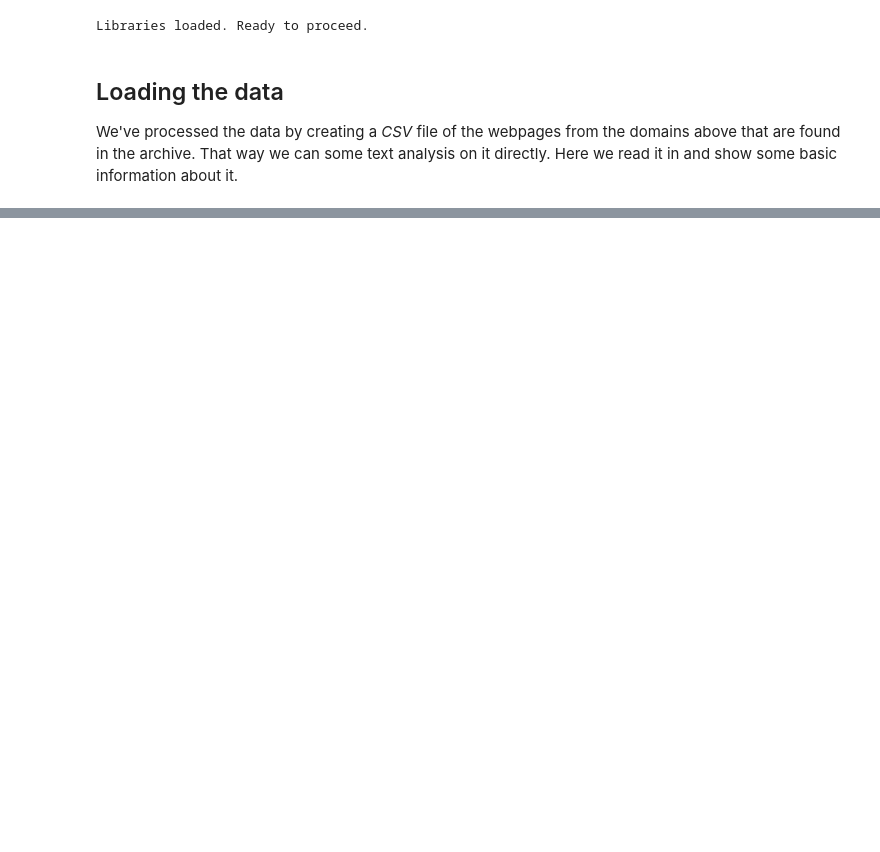
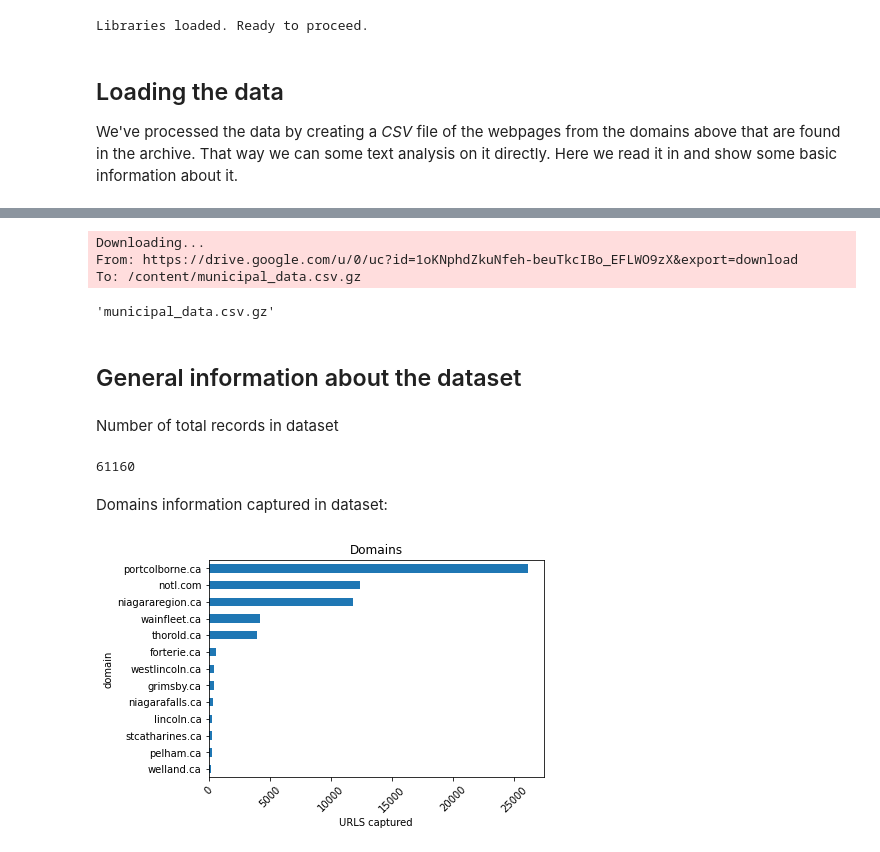
Before and after one commit to BrockDSL/Analyzing_Web_Archives, a Jupyter notebook: Analyzing_Archives_Notebook.ipynb, the cells around one changed output, grey strips where cells are left out. Cells and saved outputs as stored; diff of their text form; code cells hidden in the pictures; blank space fills up the shorter version.

```diff
--- a/Analyzing_Archives_Notebook.ipynb
+++ b/Analyzing_Archives_Notebook.ipynb
@@ -48,0 +46,37 @@ ParserError: ignored
+# %%
+#File is so big we need to download it as a zip file, then uncompress it
+
+gdown.download("https://drive.google.com/u/0/uc?id=1oKNphdZkuNfeh-beuTkcIBo_EFLWO9zX&export=download","municipal_data.csv.gz",quiet=False)
+!gunzip municipal_data.csv.gz
+archive_data = pd.read_csv("municipal_data.csv")
+#get rid of some uneeded cols
+del(archive_data['Unnamed: 0'])
+del(archive_data['index'])
+del(archive_data['mime_type_web_server'])
+del(archive_data['mime_type_tika'])
+del(archive_data['language'])
+archive_data['crawl_date']= pd.to_datetime(archive_data['crawl_date'],format='%Y-%m-%d')
+# %% [output]
+Downloading...
+From: https://drive.google.com/u/0/uc?id=1oKNphdZkuNfeh-beuTkcIBo_EFLWO9zX&export=download
+To: /content/municipal_data.csv.gz
+'municipal_data.csv.gz'
+# %% [markdown]
+## General information about the dataset
+# %% [markdown]
+Number of total records in dataset
+# %%
+print(len(archive_data))
+# %% [output]
+61160
+# %% [markdown]
+Domains information captured in dataset:
+# %%
+ax = archive_data.groupby("domain")["url"].count().sort_values().plot(kind='barh')
+ax.set_title("Domains")
+ax.set_label("Number of captures")
+ax.set_xlabel("URLS captured")
+plt.xticks(rotation=45)
+plt.show()
+# %% [output]
+[figure, added]
```
Also changed, not shown: parts of 9 cells of this notebook.
